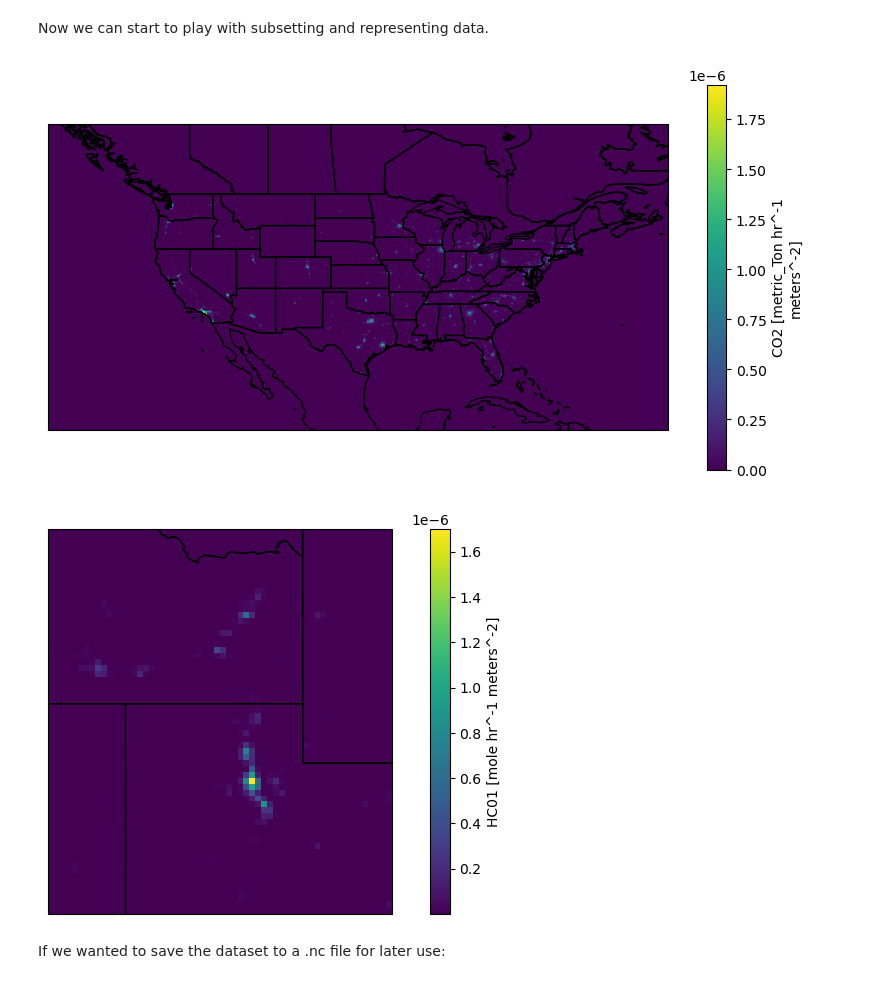
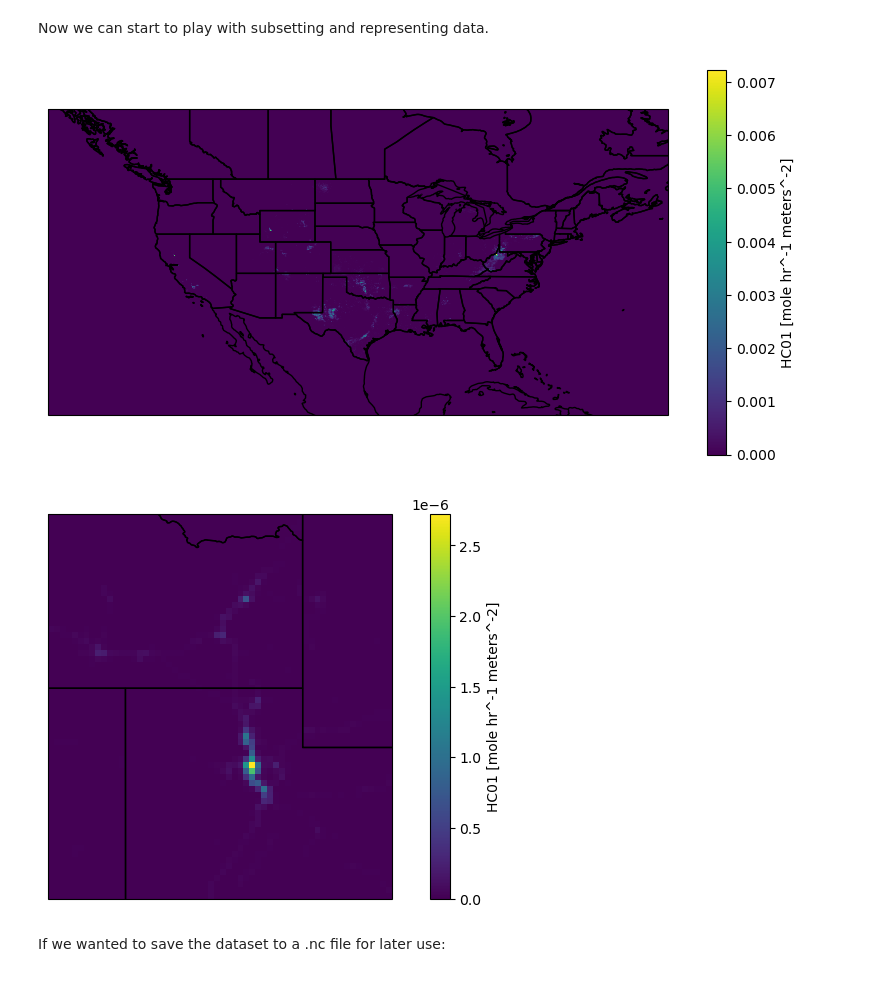
Before and after one commit to agmeyer4/noaa_csl, a Jupyter notebook: ipynbs/regridded_handling.ipynb, the cells around one changed output. Drawn from its saved outputs; the diff is of its cells as text; code cells hidden in the pictures.

```diff
--- a/ipynbs/regridded_handling.ipynb
+++ b/ipynbs/regridded_handling.ipynb
@@ -271,11 +41,11 @@ dataset_extent = {'lon_min':-112.15,
                   'lat_max':41.0}
 # %%
 regridded_path = '/uufs/chpc.utah.edu/common/home/lin-group9/agm/NOAA_CSL_Data/regridded'
-RCH = Regridded_CSL_Handler(regridded_path)
+RCH = ncf.Regridded_CSL_Handler(regridded_path)
 dt1  = pd.to_datetime('2019-01-01 00')
 dt2 = pd.to_datetime('2019-02-28 23')
 day_types = ['weekdy','satdy','sundy'] #a list with any or all of 'weekdy','satdy','sundy'
-species = 'HC01'
+species = ['HC01','CO2']
 # %%
 sector_types = ['area','point']
 combined_dss = {}
@@ -287,7 +57,7 @@ for sector_type in sector_types:
     #Load the files with xarray, preprocessing them so they can be combined by coordinates
     ds_list = [] #initialize the list of datasets
     for file in files:
-        ds = preprocess_regridded(xr.open_dataset(file,chunks = {'utc_hour':1}),dataset_extent)[species] #prepreprocess the file, open with dask chunking, and only keep the species of interest
+        ds = RCH.preprocess_regridded(xr.open_dataset(file,chunks = {'utc_hour':1}),None)[species] #prepreprocess the file, open with dask chunking, and only keep the species of interest
         ds_list.append(ds)
     ds_combined = xr.combine_by_coords(ds_list,combine_attrs='drop_conflicts') #this is the combined dataset!
     combined_dss[sector_type] = ds_combined
@@ -394,24 +66,24 @@ Now we can start to play with subsetting and representing data.
 # %%
 # For example:
 # This is the mean daily emission rate of CO2 from onroad_gasoline on a weekday in Jan 2019 for the whole US
-spec = 'CO2'
-plotds = ds_combined.sel(sector='area_onroad_gasoline',
+spec = 'HC01'
+plotds = combined_dss['area'][spec].sel(sector='area_OG',
                          day_type='weekdy',
                          yr_mo='2019-1'
-                         )[spec].mean(dim='utc_hour',keep_attrs=True)
+                         ).mean(dim='utc_hour',keep_attrs=True)
 
 #Plotting
 proj = ccrs.PlateCarree() #set the projection
 fig = plt.figure(figsize=(10,5)) #setup the figure
 ax = plt.axes(projection = proj) #setup the axis with correct projection
 plotds.plot.pcolormesh('lon','lat',ax = ax,cmap = 'viridis') #plot the dataset on the ax
 ax.coastlines() #add coastlines
 ax.add_feature(cfeature.BORDERS) #borders
 ax.add_feature(cfeature.STATES) #states
 plt.title('')
 plt.show() #show it
 # %% [output]
-[figure, old version]
+[figure, new version]
 # %%
 #This is the mean daily emission rate of methane (HC01) from industry on a saturday in Febuary 2019 near northern Utah
 # TODO This can take a long time. Find the bottleneck. Suspect it is the lat lon slicing? why tho...
@@ -421,7 +93,7 @@ map_extent={'lon_low':-115.4,
             'lat_low':38.5,
             'lat_high':45.0} #define the extent
 
-plotds = ds_combined.sel(sector='area_Industry',day_type='satdy',yr_mo='2019-2', #sector day type and month
+plotds = combined_dss['area'].sel(sector='area_onroad_gasoline',day_type='satdy',yr_mo='2019-2', #sector day type and month
                          lat=slice(map_extent['lat_low'],map_extent['lat_high']),
                          lon=slice(map_extent['lon_low'],map_extent['lon_high']) #subselect the bounding box in lat lon
                          )['HC01'].mean(dim='utc_hour',keep_attrs = True) #take methane (HC01) and the mean hourly
@@ -436,7 +108,7 @@ ax.add_feature(cfeature.STATES)
 plt.title('')
 plt.show()
 # %% [output]
-[figure, old version]
+[figure, new version]
 # %% [markdown]
 If we wanted to save the dataset to a .nc file for later use:
 # %%
```
Also changed, not shown: parts of 5 cells of this notebook.
